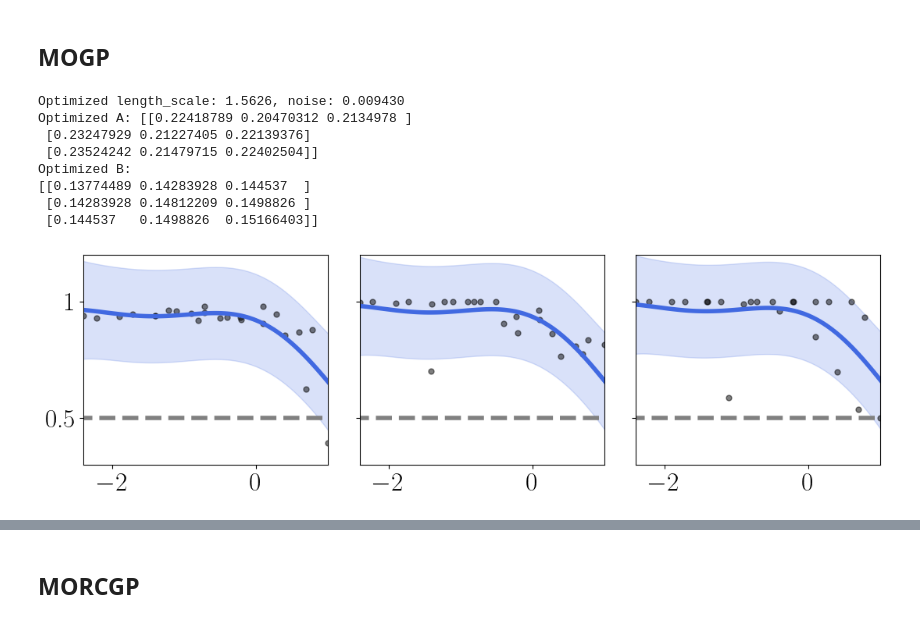
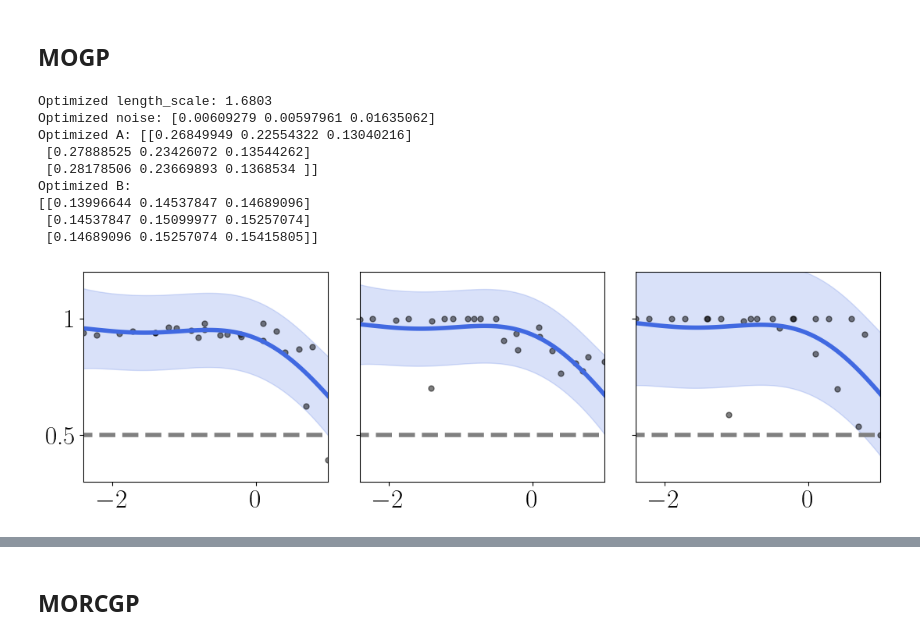
Before and after one commit to joshuarooijakkers/robust_conjugate_MOGP, a Jupyter notebook: experiments/cisplatin/cisplatin_MOGP.ipynb, the cells around one changed output, grey strips where cells are left out. Saved outputs shown, nothing was run; the diff lists cells and outputs as text; code cells hidden in the pictures.

Commit message:
Created separate methods for scalar noise and multi noise

```diff
--- a/experiments/cisplatin/cisplatin_MOGP.ipynb
+++ b/experiments/cisplatin/cisplatin_MOGP.ipynb
@@ -119,13 +119,13 @@ def generate_A(d, r=1, base_strength=1.0, noise_level=0.1, seed=None):
 n_outputs = len(list_cell_lines)
 prior_mean = 0.5
 init_length_scale = 0.2
-init_noise_var = 0.1
+init_noise_var = np.array([0.1, 0.1, 0.1])
 init_A = generate_A(d=n_outputs, r=3, noise_level=0.1, seed=42)
 # print("A:\n", init_A)
 # print("B:\n", init_A @ init_A.T)
 
 # Instantiate and train
-mogp = MOGPRegressor(n_outputs = n_outputs, mean = prior_mean, length_scale=init_length_scale, noise = init_noise_var, A=init_A)
+mogp = MOGPRegressor(mean = prior_mean, length_scale=init_length_scale, noise = init_noise_var, A=init_A)
 mogp.fit(x, Y)
 # Optimize hyperparameters
 mogp.optimize_hyperparameters()
@@ -138,39 +138,41 @@ std_mogp = np.sqrt(var_mogp + mogp.noise)
 
 optim_A = mogp.A
 optim_B = mogp.B
+optim_noise = mogp.noise
 
 # Plotting
 fig, axs = plt.subplots(1, n_outputs, figsize=(4 * n_outputs, 4))  # Dynamically adjust figure size
 
 for i in range(n_outputs):
     axs[i].plot(x.flatten(), Y[:, i], 'o', color='black', alpha=0.5)
     axs[i].plot(x_test, prior_mean * np.ones((len(x_test), 1)), '--', color='grey')
     axs[i].plot(x_test.flatten(), mu_mogp[:, i], '-', color='royalblue', label='Predicted Mean')
     axs[i].fill_between(x_test.flatten(), mu_mogp[:, i] - 2*std_mogp[:, i], mu_mogp[:, i] + 2*std_mogp[:, i],
                         color='royalblue', alpha=0.2, label='±2 Std. Dev.')
 
     axs[i].set_ylim([0.3, 1.2])
     axs[i].set_xlim([x[0], x[-1]])
     axs[i].set_yticks([0.5, 1])
 
     if i == 0:
         axs[i].set_yticklabels(['0.5', '1'])  # Only show labels on the leftmost plot
     else:
         axs[i].set_yticklabels([])  # Hide on all others
 
 # # Common axis labels
 # fig.text(0.5, 0.04, 'log cisplatin dose', ha='center', fontsize=24)
 # fig.text(0.04, 0.5, 'Viability', va='center', rotation='vertical', fontsize=24)
 
 plt.tight_layout(rect=[0.05, 0.05, 1, 1])  # Leave room for the labels
 plt.show()
 # %% [output]
-Optimized length_scale: 1.5626, noise: 0.009430
-Optimized A: [[0.22418789 0.20470312 0.2134978 ]
- [0.23247929 0.21227405 0.22139376]
- [0.23524242 0.21479715 0.22402504]]
+Optimized length_scale: 1.6803
+Optimized noise: [0.00609279 0.00597961 0.01635062]
+Optimized A: [[0.26849949 0.22554322 0.13040216]
+ [0.27888525 0.23426072 0.13544262]
+ [0.28178506 0.23669893 0.1368534 ]]
 Optimized B:
-[[0.13774489 0.14283928 0.144537  ]
- [0.14283928 0.14812209 0.1498826 ]
- [0.144537   0.1498826  0.15166403]]
+[[0.13996644 0.14537847 0.14689096]
+ [0.14537847 0.15099977 0.15257074]
+ [0.14689096 0.15257074 0.15415805]]
-[figure, old version]
+[figure, new version]
```
Also changed, not shown: parts of 10 cells of this notebook, 2 other files.
